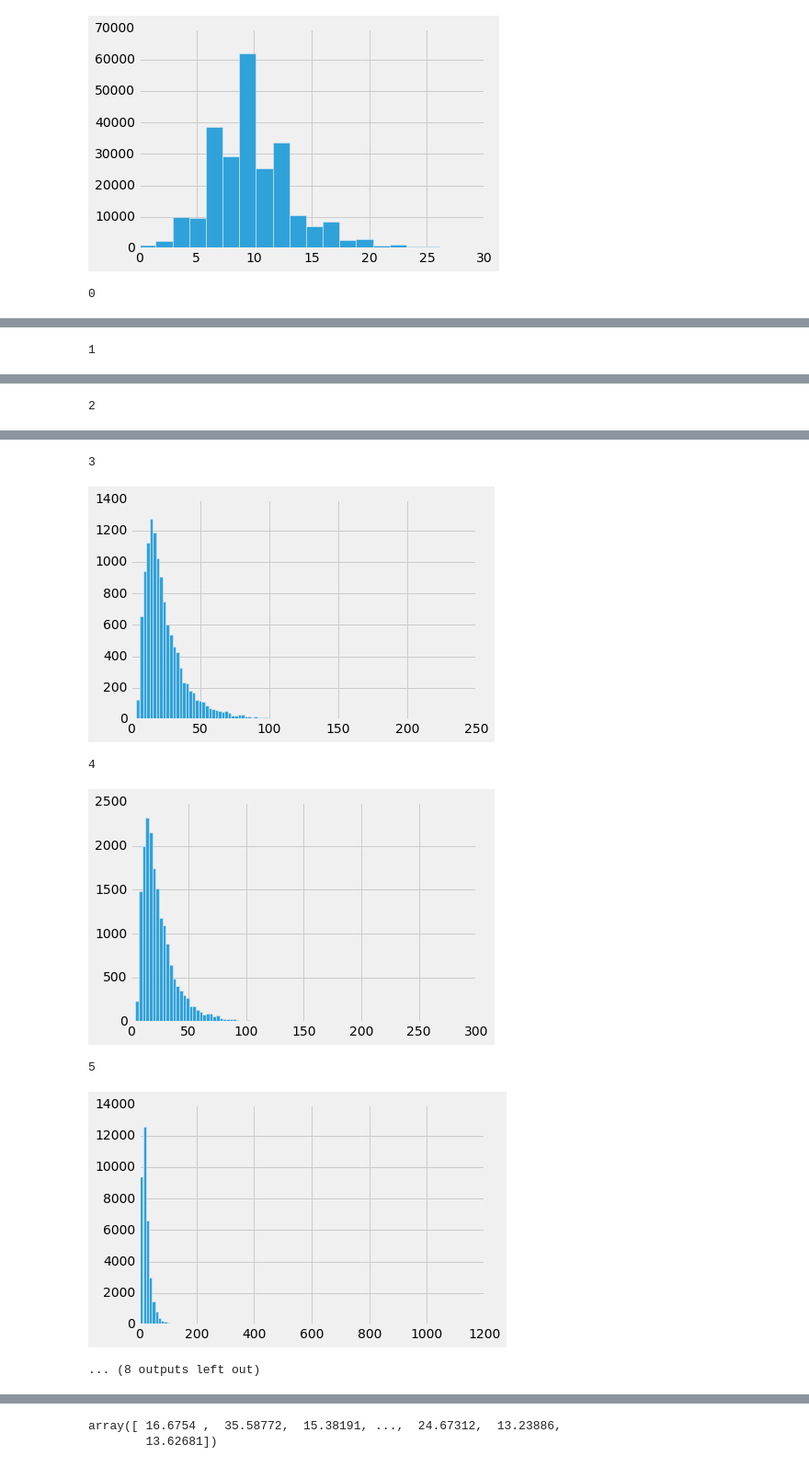
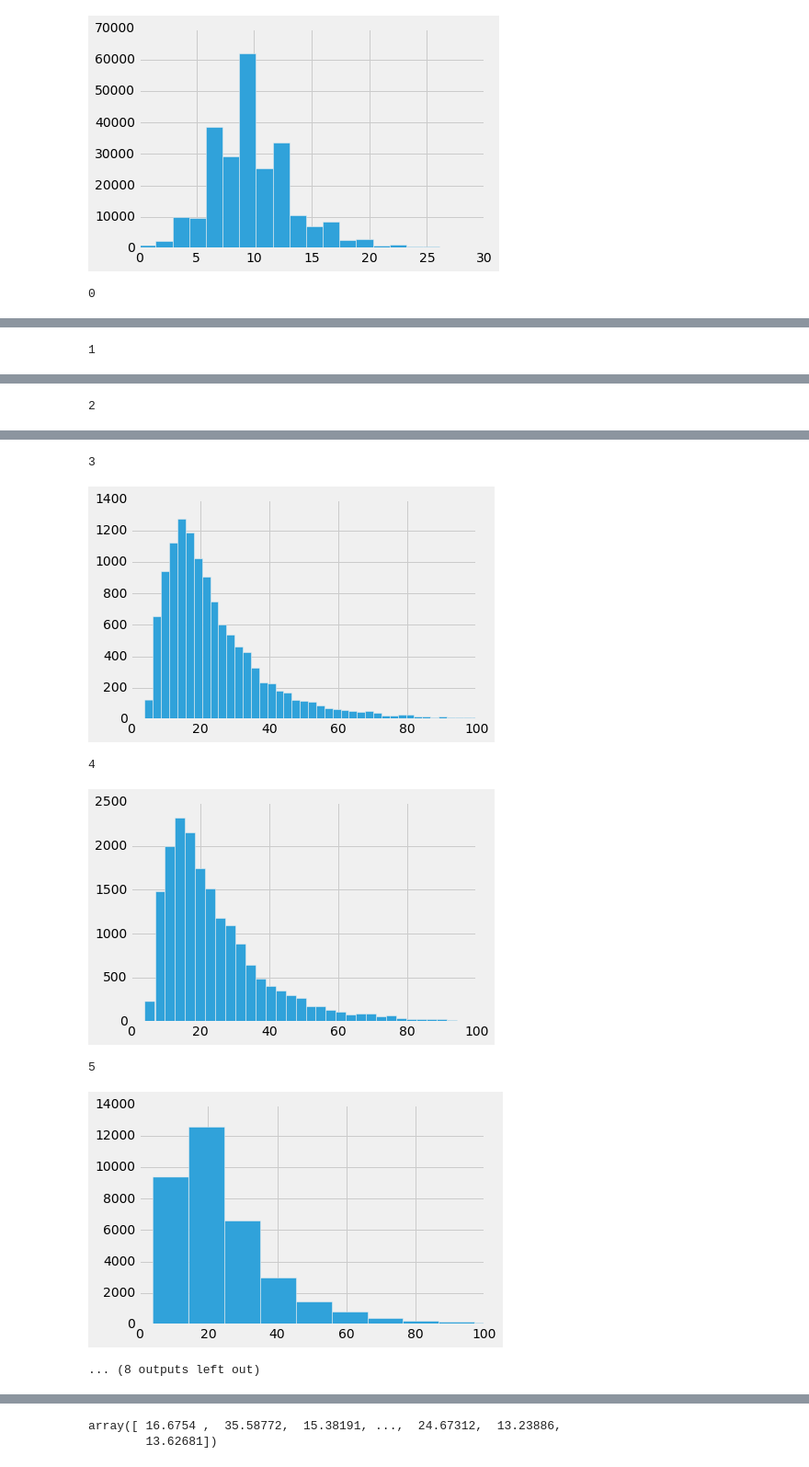
Before and after one commit to amartyashankha/6.867-HW-2016, a Jupyter notebook: project/feature_extractor/sections_playing.ipynb, the cells around one changed output, grey strips where cells are left out. Shown at 92% size. Drawn from its saved outputs; the diff is of its cells as text; code cells hidden in the pictures.

```diff
--- a/project/feature_extractor/sections_playing.ipynb
+++ b/project/feature_extractor/sections_playing.ipynb
@@ -85,6 +85,7 @@ for cls in classes_to_data:
     section_lengths = list(map(lambda x: list(x['sections_gap']), classes_to_data[cls]))
     section_lengths = [item for sublist in section_lengths for item in sublist]
     print(cls)
+    plt.xlim(xmax=100)
     plt.hist(section_lengths, 100);
     plt.show()
 # %% [output]
@@ -97,7 +98,7 @@ for cls in classes_to_data:
 3
-[figure, old version]
+[figure, new version]
 4
-[figure, old version]
+[figure, new version]
 5
-[figure, old version]
+[figure, new version]
 ... (8 outputs left out)
```
Also changed, not shown: parts of 8 cells of this notebook, 17 other files.
